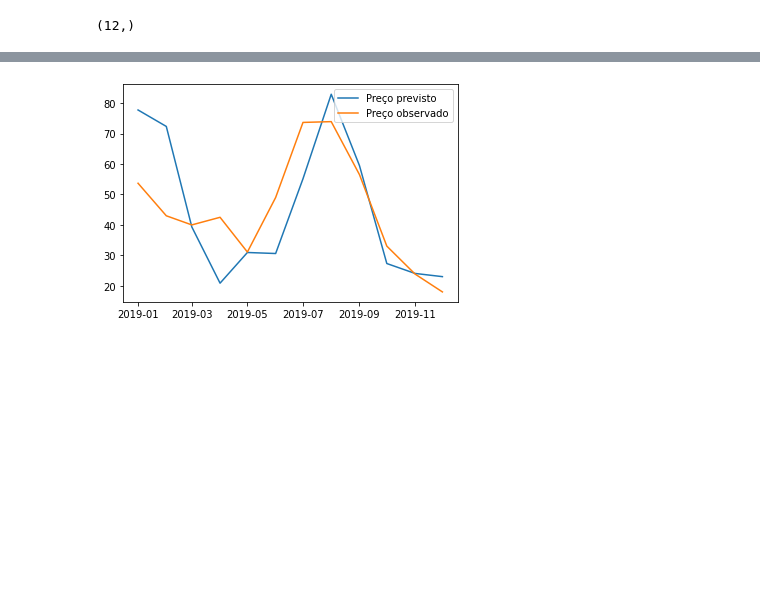
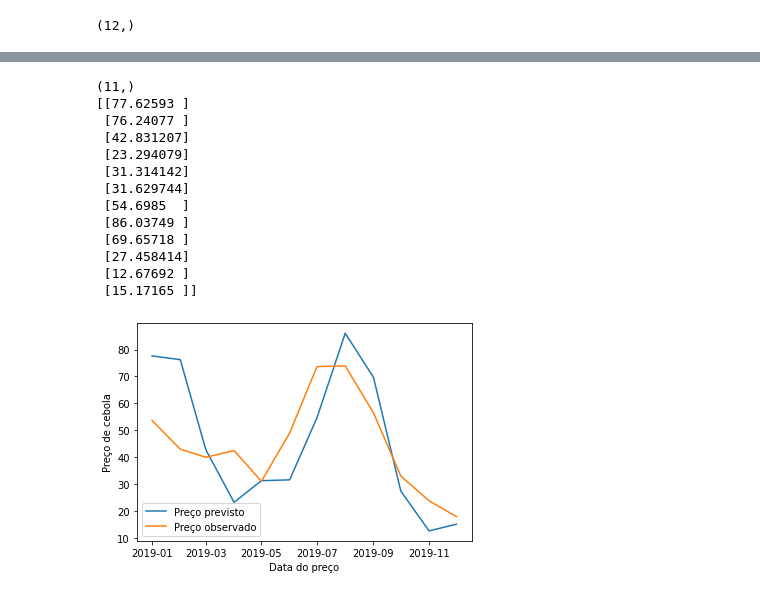
Before and after one commit to IACF/forecasting_onion_price, a Jupyter notebook: main.ipynb, the cells around one changed output, grey strips where cells are left out. Cells and saved outputs as stored; diff of their text form; code cells hidden in the pictures; blank space fills up the shorter version.

```diff
--- a/main.ipynb
+++ b/main.ipynb
@@ -65,0 +64,7 @@ x,y = create_dataset(data.values, 4)
+# %%
+window = 4
+shape_dataset = 32
+epochs = 1000
+x,y = create_dataset(data.values, window)
+print(x.shape)
+print(y.shape)
@@ -66,18 +74,18 @@ x,y = create_dataset(data.values, 4)
 # %%
-train_x, test_x = x[0:32, :], x[32:, :]
+train_x, test_x = x[0:shape_dataset, :], x[shape_dataset:, :]
 
-train_y, test_y = y[0:32], y[32:]
+train_y, test_y = y[0:shape_dataset], y[shape_dataset:]
 
 print(test_y.shape)
 # %% [output]
 (12,)
 # %%
 model = Sequential()
-model.add(LSTM(25, input_shape=(4, 2)))
+model.add(LSTM(25, input_shape=(window, 2)))
 model.add(Dropout(0.1))
 model.add(Dense(1))
 model.compile(loss='mse', optimizer='adam')
-model.fit(train_x, train_y, epochs=1000, verbose=1)
+model.fit(train_x, train_y, epochs=epochs, verbose=1)
 
 trainPredict = model.predict(train_x)
 testPredict = model.predict(test_x)
@@ -157,7 +182,24 @@ Test Score: 15.10 RMSE
 # %%
+print(index[37:].shape)
+print(testPredict)
 plt.plot(index[36:], testPredict, label='Preço previsto')
 plt.plot(index[36:], test_y.reshape(-1, 1), label='Preço observado')
+plt.ylabel('Preço de cebola')
+plt.xlabel('Data do preço')
 plt.legend()
 plt.show()
 # %% [output]
+(11,)
+[[77.62593 ]
+ [76.24077 ]
+ [42.831207]
+ [23.294079]
+ [31.314142]
+ [31.629744]
+ [54.6985  ]
+ [86.03749 ]
+ [69.65718 ]
+ [27.458414]
+ [12.67692 ]
+ [15.17165 ]]
-[figure, old version]
+[figure, new version]
```
Also changed, not shown: parts of 6 cells of this notebook, 19 other files.
